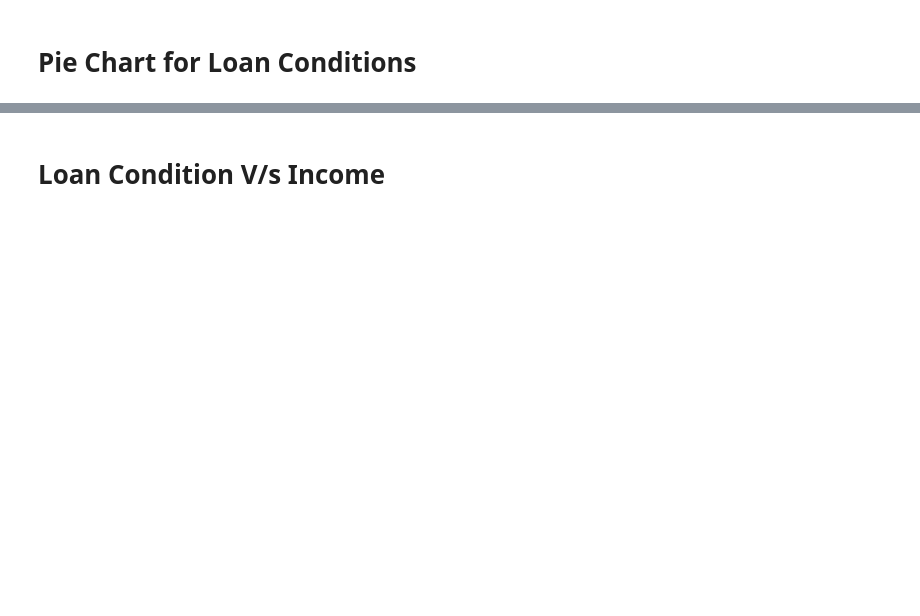
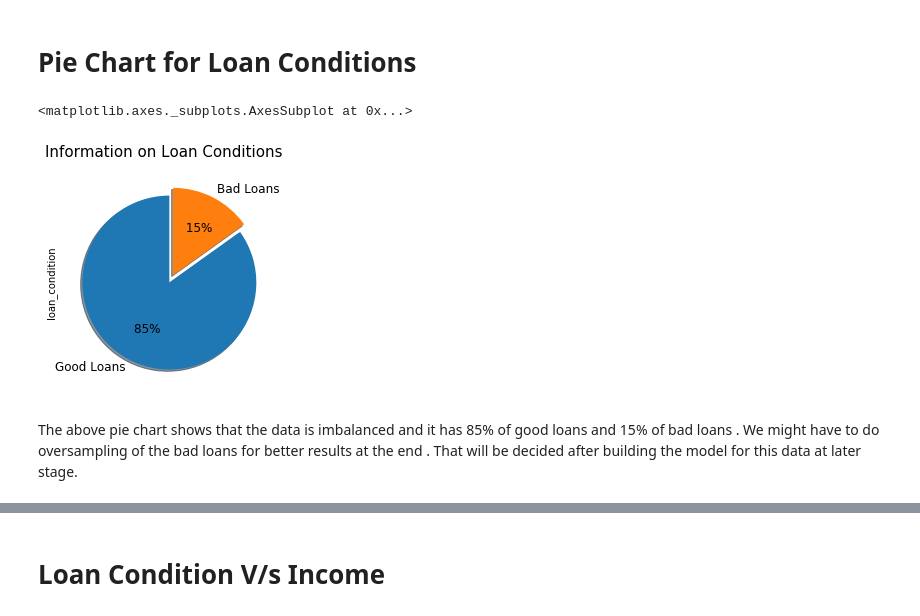
Before and after one commit to nishimishra71/Python, a Jupyter notebook: Capstone_sample.ipynb, the cells around one changed output, grey strips where cells are left out. Cells and saved outputs as stored; diff of their text form; code cells hidden in the pictures; blank space fills up the shorter version.

Commit message:
Data Story

```diff
--- a/Capstone_sample.ipynb
+++ b/Capstone_sample.ipynb
@@ -125,11 +279,16 @@ df['loan_condition'] = df['loan_status'].apply(loan_condition)
 # %%
 #f, ax = plt.subplots(1,2, figsize=(16,8))
 
 labels ="Good Loans", "Bad Loans"
 
 plt.suptitle('Information on Loan Conditions', fontsize=15)
 
-df["loan_condition"].value_counts().plot.pie(explode=[0,0.10],autopct='%1.0f%%', shadow=True,labels=labels, fontsize=12, startangle=90)
+df["loan_condition"].value_counts().plot.pie(explode=[0,0.10],autopct='%3.0f%%', shadow=True,labels=labels, fontsize=12, startangle=90)
+# %% [output]
+<matplotlib.axes._subplots.AxesSubplot at 0x...>
+[figure, added]
+# %% [markdown]
+The above pie chart shows that the data is imbalanced and it has 85% of good loans and 15% of bad loans . We might have to do oversampling of the bad loans for better results at the end . That will be decided after building the model for this data at later stage.
 # %%
 df['income_category'] = np.nan
 lst = [df]
```
Also changed, not shown: parts of 49 cells of this notebook.
